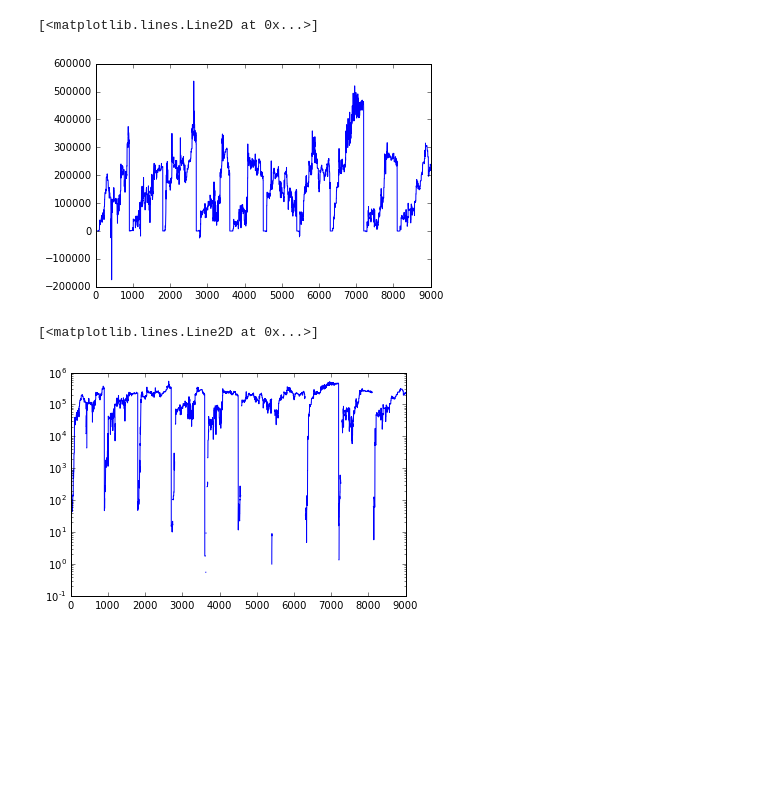
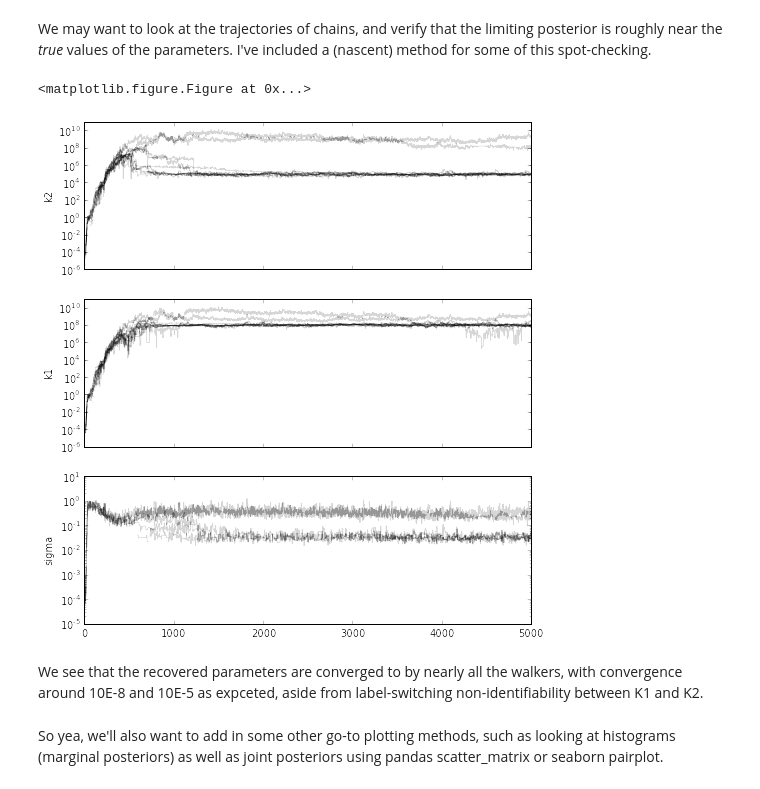
Before and after one commit to bliebeskind/EvoPhys, a Jupyter notebook: notebooks/model_inference_example.ipynb, the cells around one changed output. Saved outputs shown, nothing was run; the diff lists cells and outputs as text; code cells hidden in the pictures; blank space fills up the shorter version.

Commit message:
MCMC on binding models working

```diff
--- a/notebooks/model_inference_example.ipynb
+++ b/notebooks/model_inference_example.ipynb
@@ -16,2 +31,3 @@ inference = ModelInference(m)
 # %%
-inference.load_data(m.binding_curve + .03*r.randn(len(m.xvals)) )
+noisy_data = m.binding_curve + .03*r.randn(len(m.xvals))
+inference.load_data(noisy_data)
@@ -18,12 +49,11 @@ inference.load_data(m.binding_curve + .03*r.randn(len(m.xvals)) )
+# %% [markdown]
+We may want to look at the trajectories of chains, and verify that the limiting posterior is roughly near the *true* values of the parameters. I've included a (nascent) method for some of this spot-checking.
 # %%
-inference.sample()
+inference.convergence_plot()
+# %% [output]
+<matplotlib.figure.Figure at 0x...>
+[figure, added]
-# %%
-plt.plot(inference.posterior_samples["k2"])
-# %% [output]
-[<matplotlib.lines.Line2D at 0x...>]
-[figure, removed]
-# %%
-plt.semilogy(inference.posterior_samples["k2"])
-# %% [output]
-[<matplotlib.lines.Line2D at 0x...>]
-[figure, removed]
+# %% [markdown]
+We see that the recovered parameters are converged to by nearly all the walkers, with convergence around 10E-8 and 10E-5 as expceted, aside from label-switching non-identifiability between K1 and K2.
+# %% [markdown]
+So yea, we'll also want to add in some other go-to plotting methods, such as looking at histograms (marginal posteriors) as well as joint posteriors using pandas scatter_matrix or seaborn pairplot.
```
Also changed, not shown: parts of 11 cells of this notebook, 3 other files.
